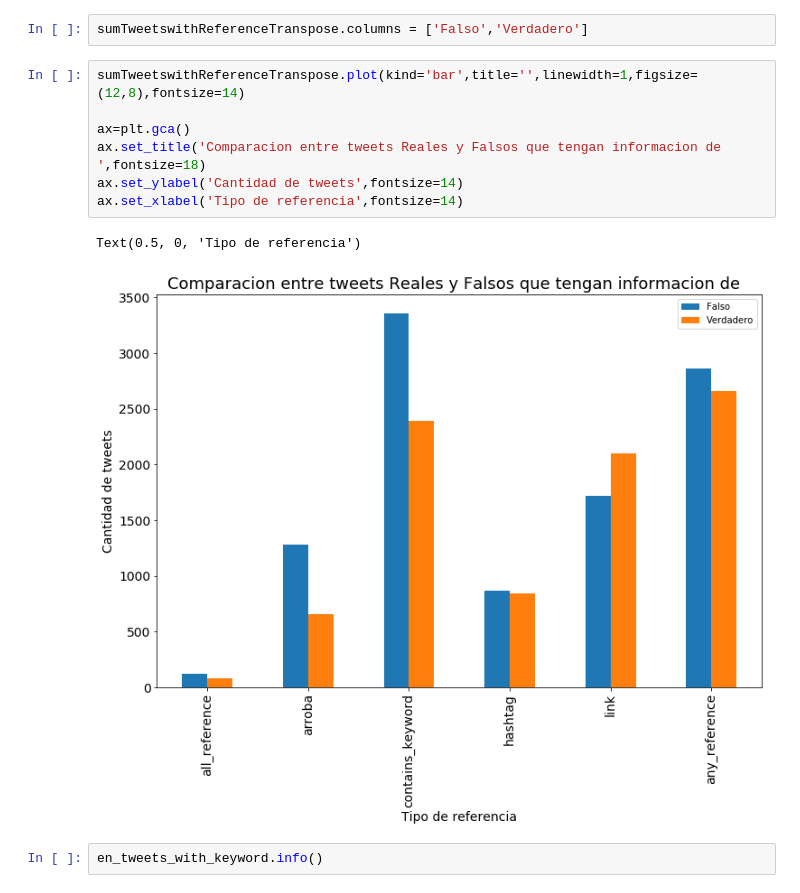
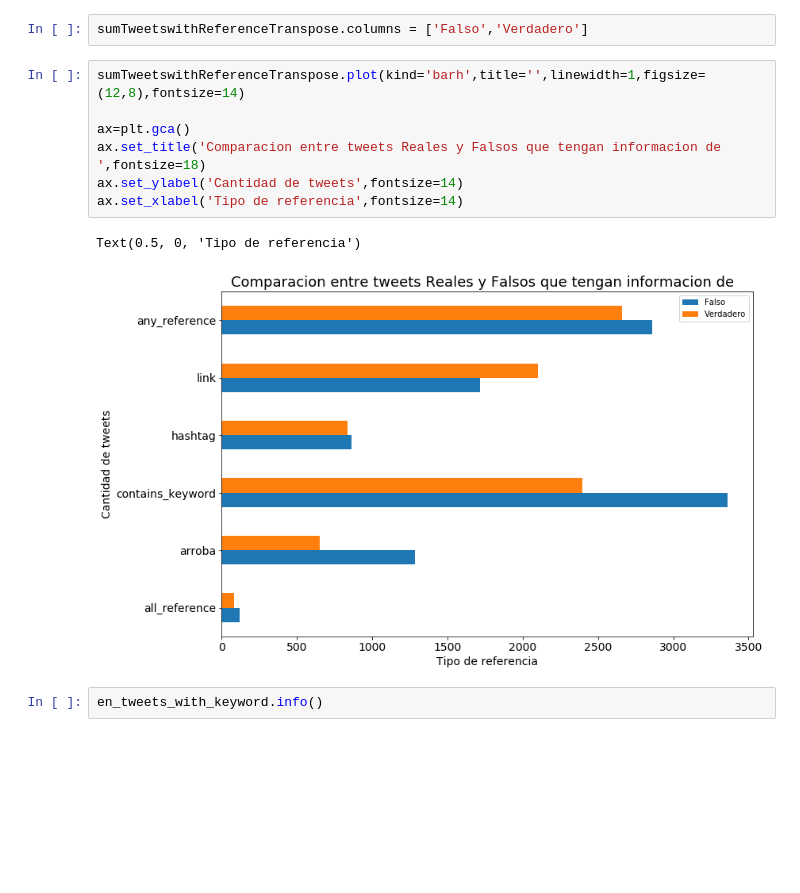
Before and after one commit to BraianVicente/7506-real_or_not, a Jupyter notebook: src/twitter/NLP With Tweets - TP1 - Analisis Exploratorio - Lenguaje.ipynb, the cells around one changed output. Cells and saved outputs as stored; diff of their text form; blank space fills up the shorter version.

Commit message:
agregar plot horizontal

```diff
--- a/src/twitter/NLP With Tweets - TP1 - Analisis Exploratorio - Lenguaje.ipynb
+++ b/src/twitter/NLP With Tweets - TP1 - Analisis Exploratorio - Lenguaje.ipynb
@@ -650,15 +650,15 @@ sumTweetswithReferenceTranspose
 # %%
 sumTweetswithReferenceTranspose.columns = ['Falso','Verdadero']
 # %%
-sumTweetswithReferenceTranspose.plot(kind='bar',title='',linewidth=1,figsize=(12,8),fontsize=14)
+sumTweetswithReferenceTranspose.plot(kind='barh',title='',linewidth=1,figsize=(12,8),fontsize=14)
 
 ax=plt.gca()
 ax.set_title('Comparacion entre tweets Reales y Falsos que tengan informacion de  ',fontsize=18)
 ax.set_ylabel('Cantidad de tweets',fontsize=14)
 ax.set_xlabel('Tipo de referencia',fontsize=14)
 # %% [output]
 Text(0.5, 0, 'Tipo de referencia')
-[figure, old version]
+[figure, new version]
 # %%
 en_tweets_with_keyword.info()
 # %% [output]
```
